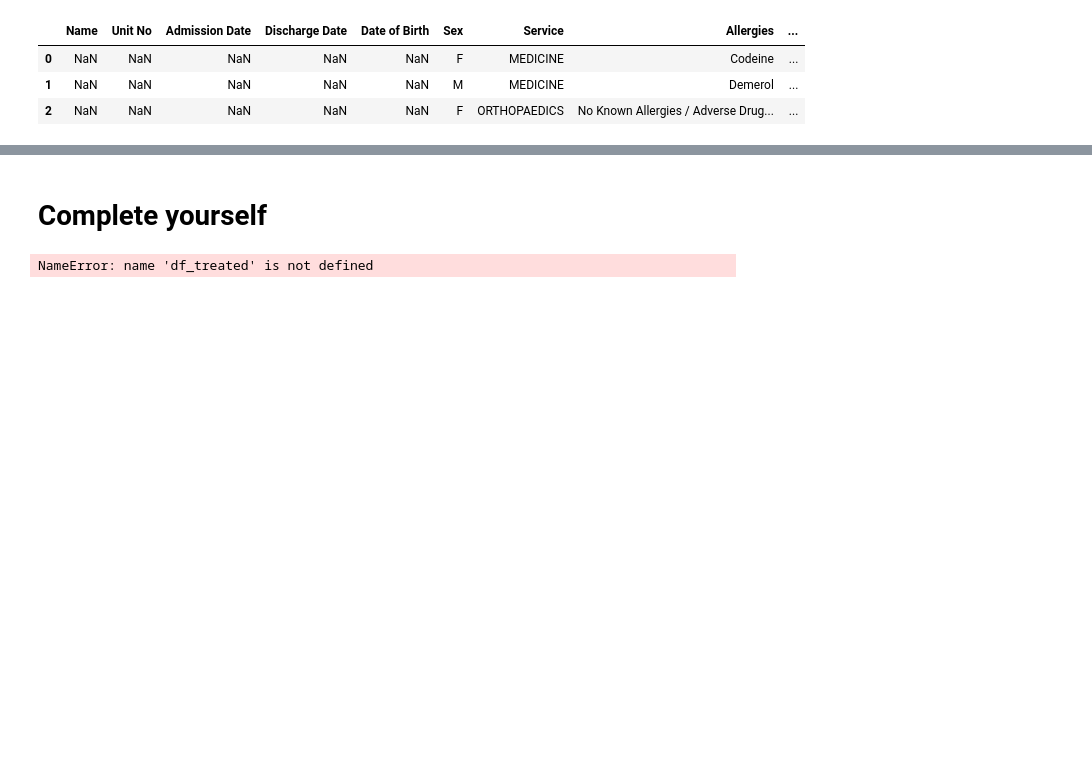
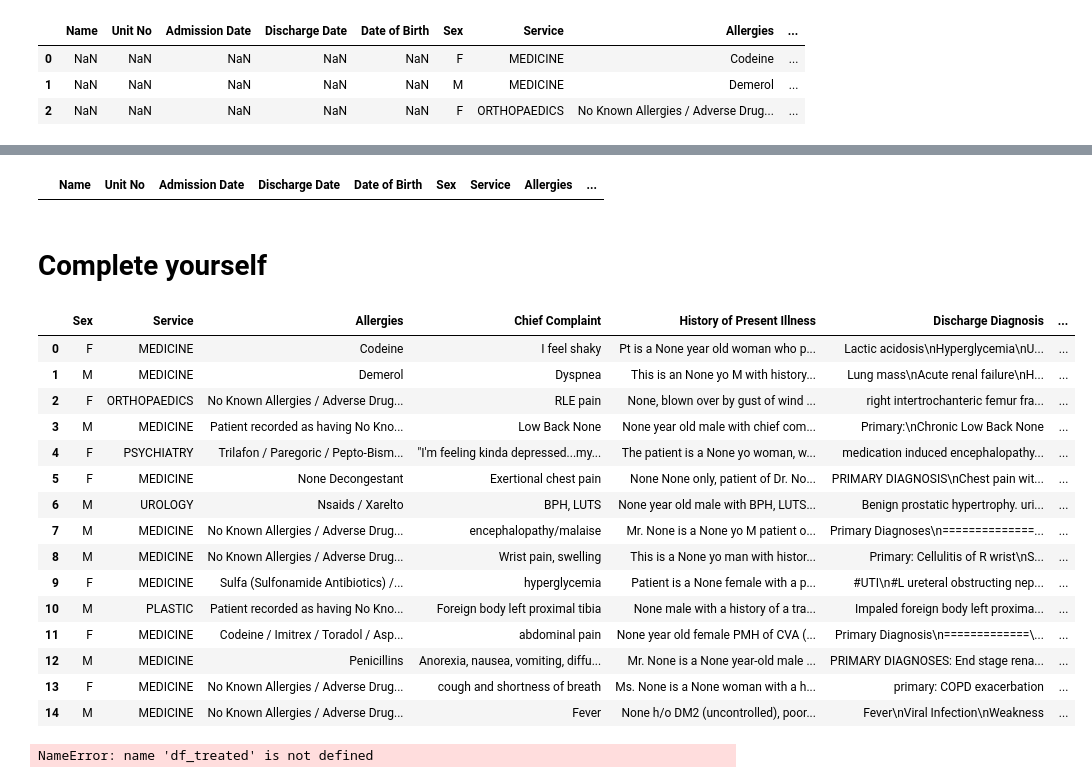
Before and after one commit to dianalves00/6-7-edition, a Jupyter notebook: NLP/Computers dont read numbers/clinical_notes.ipynb, the cells around one changed output, grey strips where cells are left out. Drawn from its saved outputs; the diff is of its cells as text; code cells hidden in the pictures; blank space fills up the shorter version.

```diff
--- a/NLP/Computers dont read numbers/clinical_notes.ipynb
+++ b/NLP/Computers dont read numbers/clinical_notes.ipynb
@@ -139,10 +179,34 @@ dtype: int64
 # %%
 #Select columns with less that 50 null values
-df_column_selected = df[df.isnull().sum()[df.isnull().sum()<50].index]
 #drop the lines that still have null vaules
-df_treated = df_column_selected.dropna(axis=0)
+df_treated = df.dropna(axis=1)
+# %%
+df_treated
+# %% [output]
+|  | Name | Unit No | Admission Date | Discharge Date | Date of Birth | Sex | Service | Allergies | ... |
 # %% [markdown]
 # Complete yourself
+# %%
+df_treated = df_column_selected.dropna(axis=1)
+# %%
+df_treated
+# %% [output]
+|  | Sex | Service | Allergies | Chief Complaint | History of Present Illness | Discharge Diagnosis | ... |
+| 0 | F | MEDICINE | Codeine | I feel shaky | Pt is a None year old woman who p... | Lactic acidosis\nHyperglycemia\nU... | ... |
+| 1 | M | MEDICINE | Demerol | Dyspnea | This is an None yo M with history... | Lung mass\nAcute renal failure\nH... | ... |
+| 2 | F | ORTHOPAEDICS | No Known Allergies / Adverse Drug... | RLE pain | None, blown over by gust of wind ... | right intertrochanteric femur fra... | ... |
+| 3 | M | MEDICINE | Patient recorded as having No Kno... | Low Back None | None year old male with chief com... | Primary:\nChronic Low Back None | ... |
+| 4 | F | PSYCHIATRY | Trilafon / Paregoric / Pepto-Bism... | "I'm feeling kinda depressed...my... | The patient is a None yo woman, w... | medication induced encephalopathy... | ... |
+| 5 | F | MEDICINE | None Decongestant | Exertional chest pain | None None only, patient of Dr. No... | PRIMARY DIAGNOSIS\nChest pain wit... | ... |
+| 6 | M | UROLOGY | Nsaids / Xarelto | BPH, LUTS | None year old male with BPH, LUTS... | Benign prostatic hypertrophy. uri... | ... |
+| 7 | M | MEDICINE | No Known Allergies / Adverse Drug... | encephalopathy/malaise | Mr. None is a None yo M patient o... | Primary Diagnoses\n==============... | ... |
+| 8 | M | MEDICINE | No Known Allergies / Adverse Drug... | Wrist pain, swelling | This is a None yo man with histor... | Primary: Cellulitis of R wrist\nS... | ... |
+| 9 | F | MEDICINE | Sulfa (Sulfonamide Antibiotics) /... | hyperglycemia | Patient is a None female with a p... | #UTI\n#L ureteral obstructing nep... | ... |
+| 10 | M | PLASTIC | Patient recorded as having No Kno... | Foreign body left proximal tibia | None male with a history of a tra... | Impaled foreign body left proxima... | ... |
+| 11 | F | MEDICINE | Codeine / Imitrex / Toradol / Asp... | abdominal pain | None year old female PMH of CVA (... | Primary Diagnosis\n=============\... | ... |
+| 12 | M | MEDICINE | Penicillins | Anorexia, nausea, vomiting, diffu... | Mr. None is a None year-old male ... | PRIMARY DIAGNOSES: End stage rena... | ... |
+| 13 | F | MEDICINE | No Known Allergies / Adverse Drug... | cough and shortness of breath | Ms. None is a None woman with a h... | primary: COPD exacerbation | ... |
+| 14 | M | MEDICINE | No Known Allergies / Adverse Drug... | Fever | None h/o DM2 (uncontrolled), poor... | Fever\nViral Infection\nWeakness | ... |
 # %%
 # Lets start building a corpus
 discharged_diagnosis = ' '.join(df_treated['Discharge Diagnosis'].to_list())
```
Also changed, not shown: parts of 6 cells of this notebook, 1 other file.
